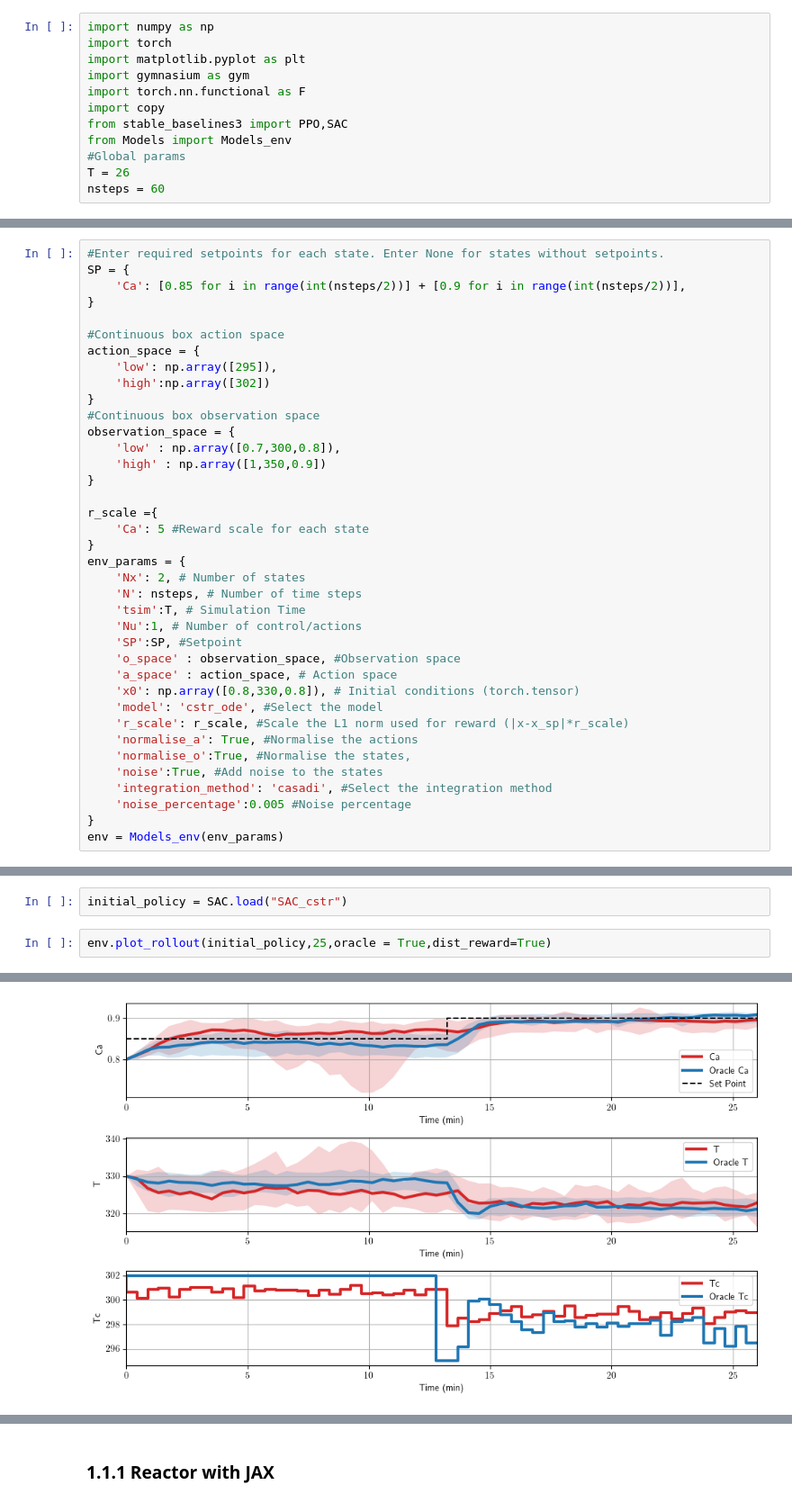
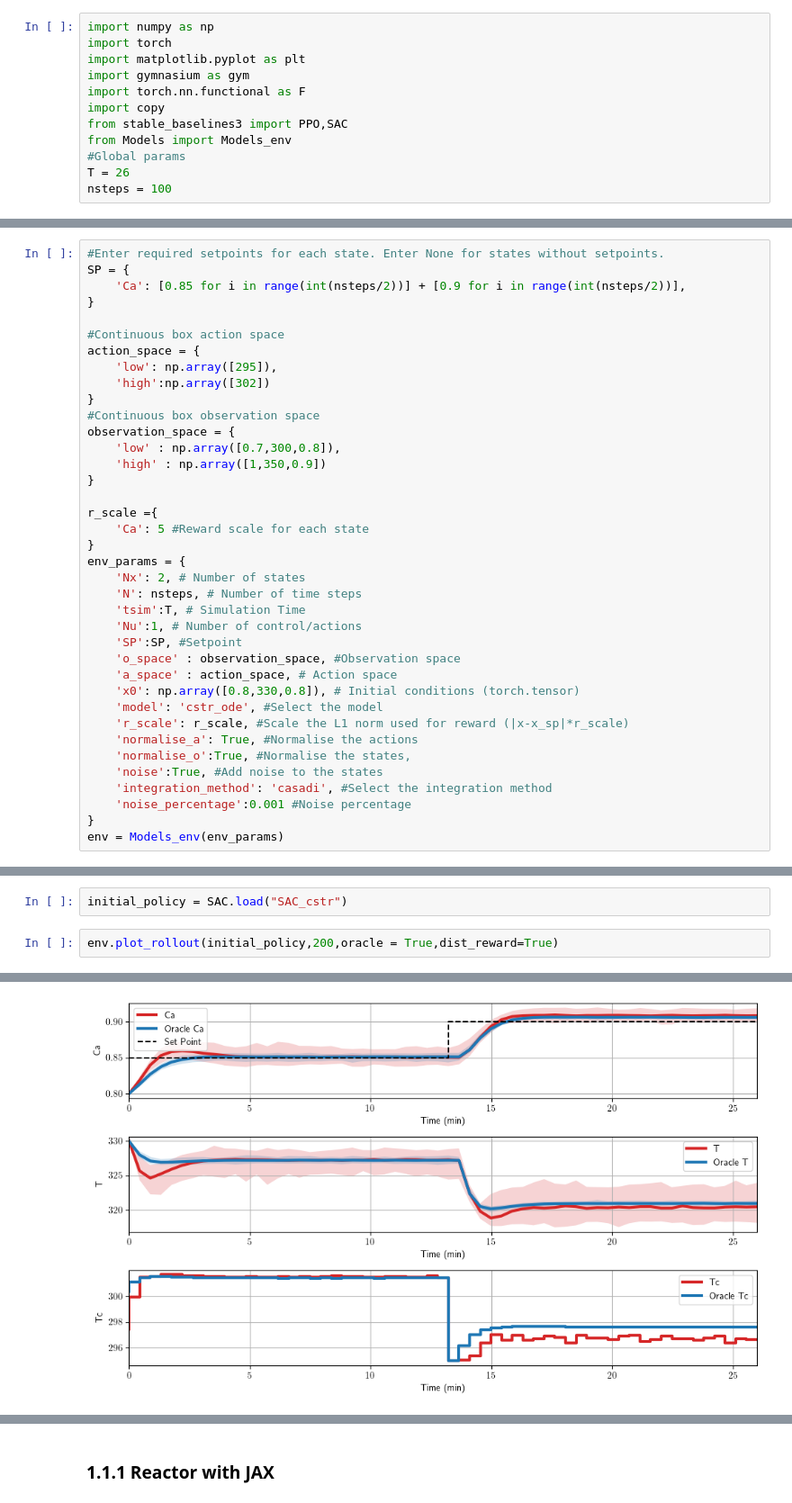
Before and after one commit to MaximilianB2/pc-gym, a Jupyter notebook: pc-gym/pc_gym showcase (PPO).ipynb, the cells around one changed output, grey strips where cells are left out. Shown at 90% size. Drawn from its saved outputs; the diff is of its cells as text.

```diff
--- a/pc-gym/pc_gym showcase (PPO).ipynb
+++ b/pc-gym/pc_gym showcase (PPO).ipynb
@@ -16,7 +16,7 @@ from stable_baselines3 import PPO,SAC
 from Models import Models_env
 #Global params
 T = 26
-nsteps = 60
+nsteps = 100
 # %% [markdown]
 ## 1.1 Reactor Case Study
 # %%
@@ -54,7 +54,7 @@ env_params = {
     'normalise_o':True, #Normalise the states,
     'noise':True, #Add noise to the states
     'integration_method': 'casadi', #Select the integration method
-    'noise_percentage':0.005 #Noise percentage
+    'noise_percentage':0.001 #Noise percentage
 }
 env = Models_env(env_params)
 # %%
@@ -67,5 +82,5 @@ initial_policy.save("SAC_cstr")
 # %%
 initial_policy = SAC.load("SAC_cstr")
 # %%
-env.plot_rollout(initial_policy,25,oracle = True,dist_reward=True)
+env.plot_rollout(initial_policy,200,oracle = True,dist_reward=True)
 # %% [output]
@@ -89 +87 @@ MESSAGE(sqpmethod): Convergence achieved after 4 iterations
-[figure, old version]
+[figure, new version]
```
Also changed, not shown: parts of 13 cells of this notebook, 5 other files.
